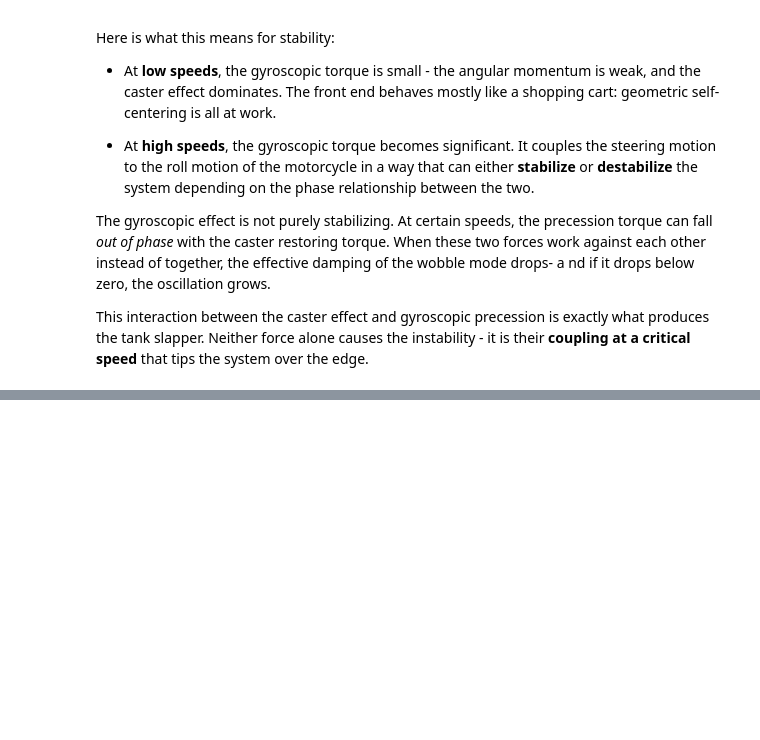
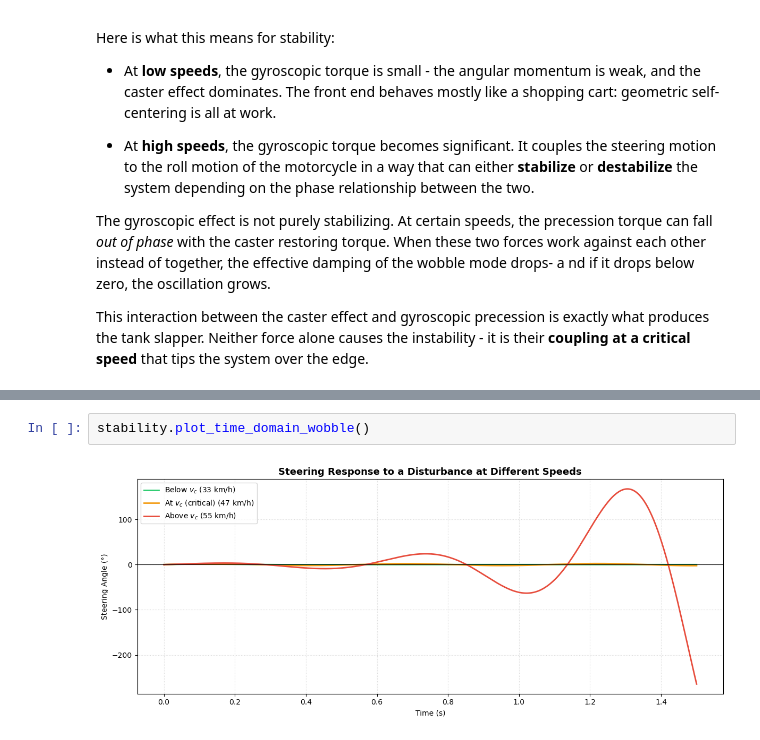
Before and after one commit to lizzardbald/motorcycle-stability, a Jupyter notebook: Main.ipynb, the cells around one changed output, grey strips where cells are left out. Cells and saved outputs as stored; diff of their text form; blank space fills up the shorter version.

```diff
--- a/Main.ipynb
+++ b/Main.ipynb
@@ -190,0 +262,4 @@ This interaction between the caster effect and gyroscopic precession is exactly
+# %%
+stability.plot_time_domain_wobble()
+# %% [output]
+[figure, added]
```
Also changed, not shown: parts of 4 cells of this notebook, 1 other file.
